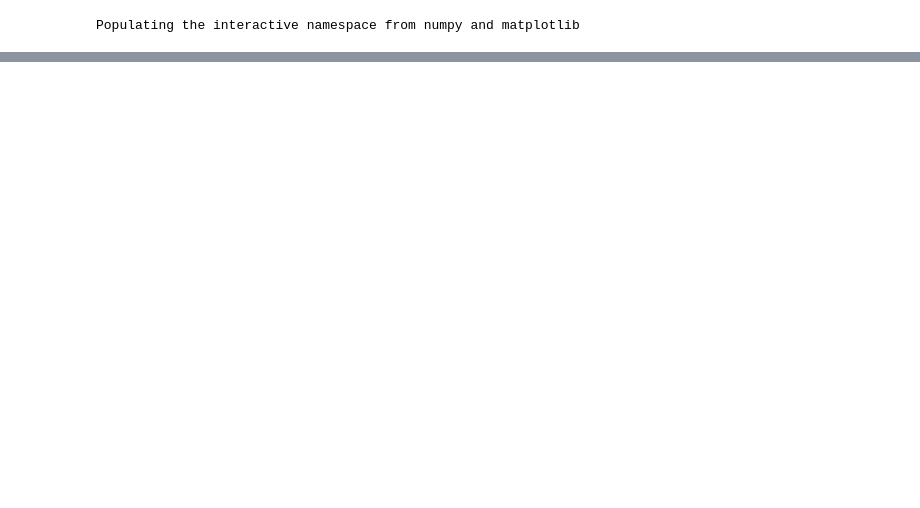
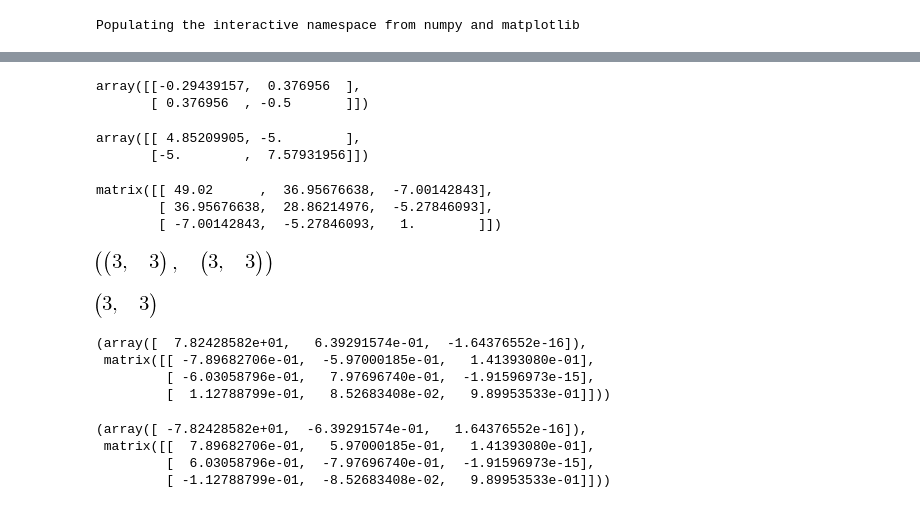
Before and after one commit to jgoppert/control-systems, a Jupyter notebook: Segway.ipynb, the cells around one changed output, grey strips where cells are left out. Drawn from its saved outputs; the diff is of its cells as text; code cells hidden in the pictures; blank space fills up the shorter version.

```diff
--- a/Segway.ipynb
+++ b/Segway.ipynb
@@ -217,0 +214,44 @@ ImportError: No module named picos
+# %%
+A = op1['ss_closed'].A
+B = op1['ss_closed'].B
+control.lyap(A.T.dot(A), eye(2))
+# %% [output]
+array([[-0.29439157,  0.376956  ],
+       [ 0.376956  , -0.5       ]])
+# %%
+P = row_stack([column_stack([A.T*A, A.T*B]),
+               column_stack([B.T*A, B.T*B])])
+Q = 10*eye(2)
+P = rand(3,3)
+control.lyap(A, Q)
+# %% [output]
+array([[ 4.85209905, -5.        ],
+       [-5.        ,  7.57931956]])
+# %%
+P
+# %% [output]
+matrix([[ 49.02      ,  36.95676638,  -7.00142843],
+        [ 36.95676638,  28.86214976,  -5.27846093],
+        [ -7.00142843,  -5.27846093,   1.        ]])
+# %%
+shape(P), shape(Q)
+# %% [output]
+[figure, added]
+# %%
+P.shape
+# %% [output]
+[figure, added]
+# %%
+linalg.eig(P)
+# %% [output]
+(array([  7.82428582e+01,   6.39291574e-01,  -1.64376552e-16]),
+ matrix([[ -7.89682706e-01,  -5.97000185e-01,   1.41393080e-01],
+         [ -6.03058796e-01,   7.97696740e-01,  -1.91596973e-15],
+         [  1.12788799e-01,   8.52683408e-02,   9.89953533e-01]]))
+# %%
+linalg.eig(-P)
+# %% [output]
+(array([ -7.82428582e+01,  -6.39291574e-01,   1.64376552e-16]),
+ matrix([[  7.89682706e-01,   5.97000185e-01,   1.41393080e-01],
+         [  6.03058796e-01,  -7.97696740e-01,  -1.91596973e-15],
+         [ -1.12788799e-01,  -8.52683408e-02,   9.89953533e-01]]))
```
Also changed, not shown: parts of 3 cells of this notebook, 1 other file.
